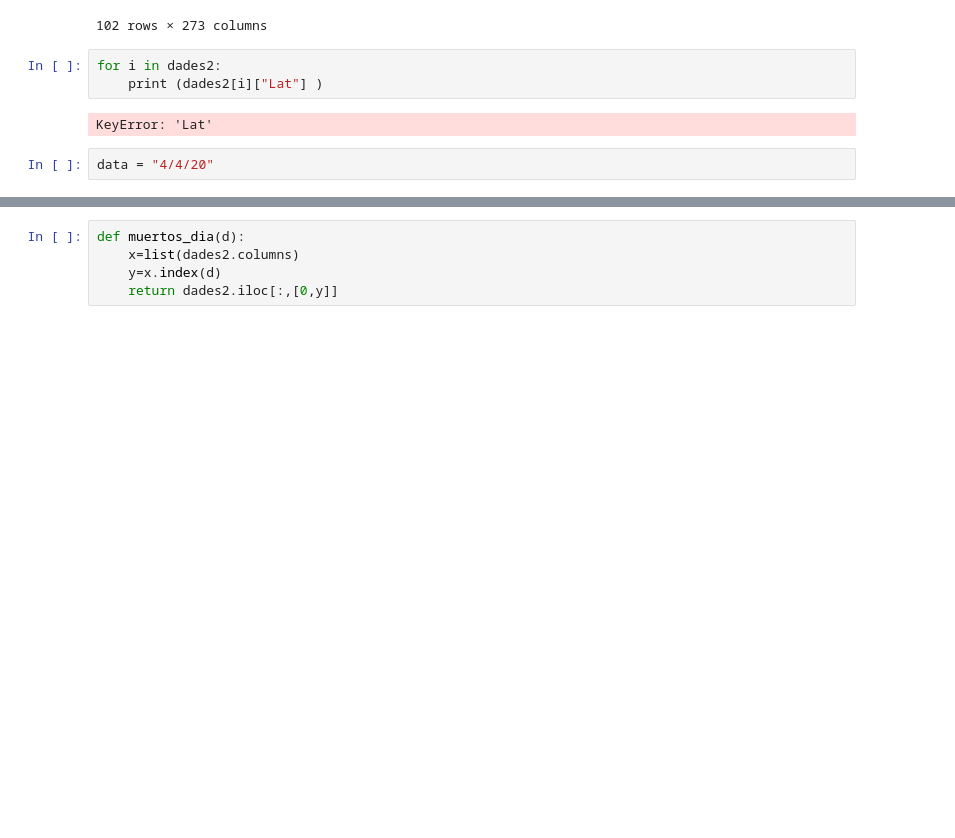
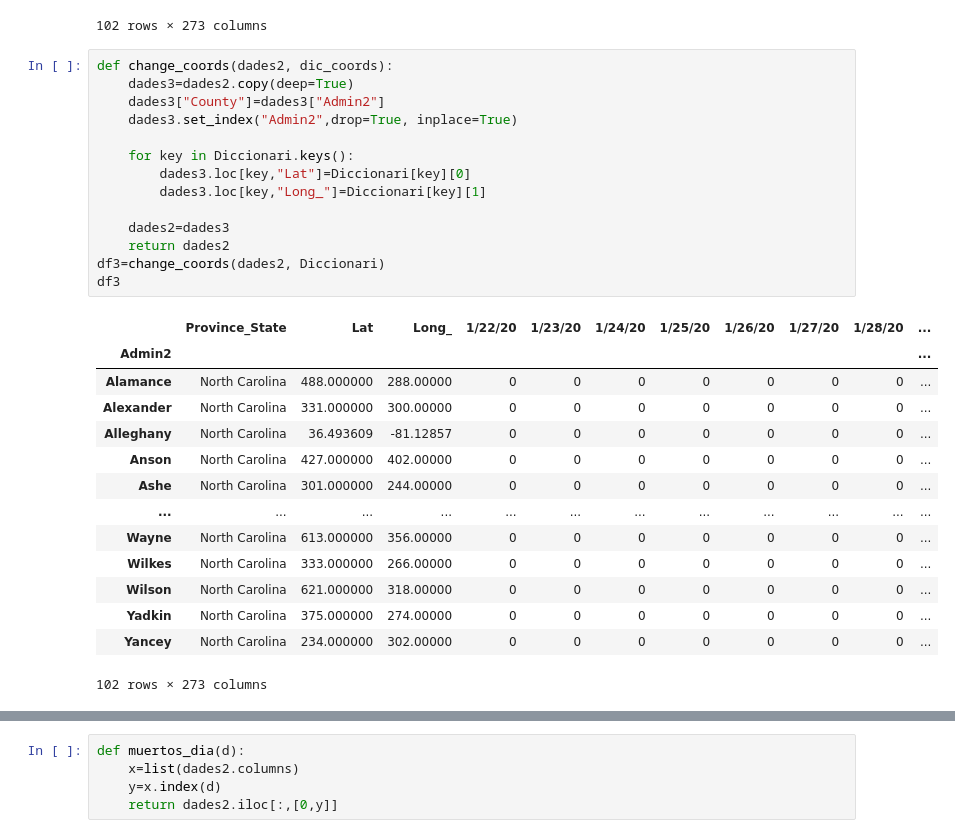
Before and after one commit to UPCodersEEBE/CovidVision, a Jupyter notebook: COVID VISUALIZER.ipynb, the cells around one changed output, grey strips where cells are left out. Cells and saved outputs as stored; diff of their text form; blank space fills up the shorter version.

```diff
--- a/COVID VISUALIZER.ipynb
+++ b/COVID VISUALIZER.ipynb
@@ -54,10 +55,32 @@ dades2
 | 2064 | Yadkin | North Carolina | 36.162226 | -80.662394 | 0 | 0 | 0 | 0 | 0 | 0 | ... |
 | 2065 | Yancey | North Carolina | 35.900792 | -82.312372 | 0 | 0 | 0 | 0 | 0 | 0 | ... |
 102 rows × 273 columns
-# %%
-for i in dades2:
-    print (dades2[i]["Lat"] )
-# %% [output]
-KeyError: 'Lat'
-# %%
-data = "4/4/20"
+# %%
+def change_coords(dades2, dic_coords):
+    dades3=dades2.copy(deep=True)
+    dades3["County"]=dades3["Admin2"]
+    dades3.set_index("Admin2",drop=True, inplace=True)
+
+    for key in Diccionari.keys():
+        dades3.loc[key,"Lat"]=Diccionari[key][0]
+        dades3.loc[key,"Long_"]=Diccionari[key][1]
+
+    dades2=dades3
+    return dades2
+df3=change_coords(dades2, Diccionari)
+df3
+# %% [output]
+|  | Province_State | Lat | Long_ | 1/22/20 | 1/23/20 | 1/24/20 | 1/25/20 | 1/26/20 | 1/27/20 | 1/28/20 | ... |
+| Admin2 |  |  |  |  |  |  |  |  |  |  | ... |
+| Alamance | North Carolina | 488.000000 | 288.00000 | 0 | 0 | 0 | 0 | 0 | 0 | 0 | ... |
+| Alexander | North Carolina | 331.000000 | 300.00000 | 0 | 0 | 0 | 0 | 0 | 0 | 0 | ... |
+| Alleghany | North Carolina | 36.493609 | -81.12857 | 0 | 0 | 0 | 0 | 0 | 0 | 0 | ... |
+| Anson | North Carolina | 427.000000 | 402.00000 | 0 | 0 | 0 | 0 | 0 | 0 | 0 | ... |
+| Ashe | North Carolina | 301.000000 | 244.00000 | 0 | 0 | 0 | 0 | 0 | 0 | 0 | ... |
+| ... | ... | ... | ... | ... | ... | ... | ... | ... | ... | ... | ... |
+| Wayne | North Carolina | 613.000000 | 356.00000 | 0 | 0 | 0 | 0 | 0 | 0 | 0 | ... |
+| Wilkes | North Carolina | 333.000000 | 266.00000 | 0 | 0 | 0 | 0 | 0 | 0 | 0 | ... |
+| Wilson | North Carolina | 621.000000 | 318.00000 | 0 | 0 | 0 | 0 | 0 | 0 | 0 | ... |
+| Yadkin | North Carolina | 375.000000 | 274.00000 | 0 | 0 | 0 | 0 | 0 | 0 | 0 | ... |
+| Yancey | North Carolina | 234.000000 | 302.00000 | 0 | 0 | 0 | 0 | 0 | 0 | 0 | ... |
+102 rows × 273 columns
```
Also changed, not shown: parts of 13 cells of this notebook.
